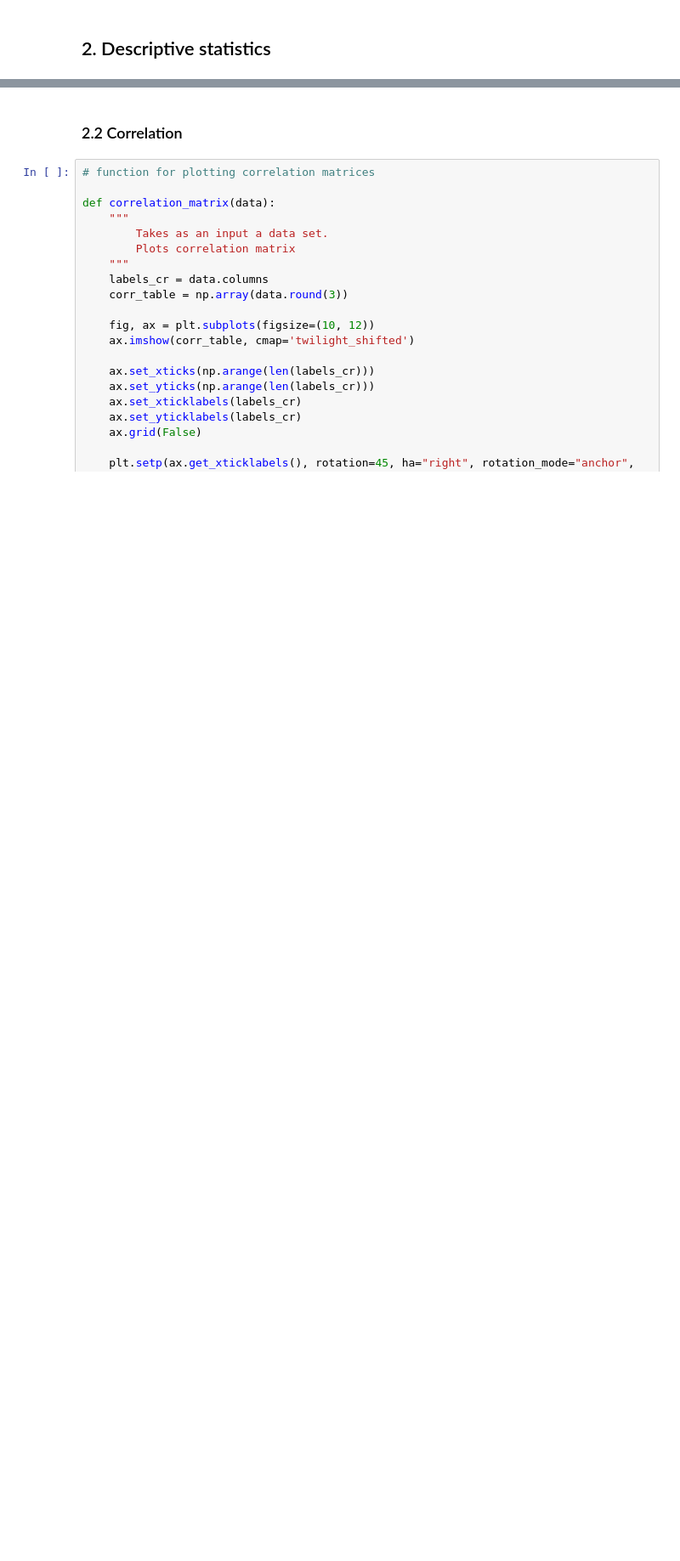
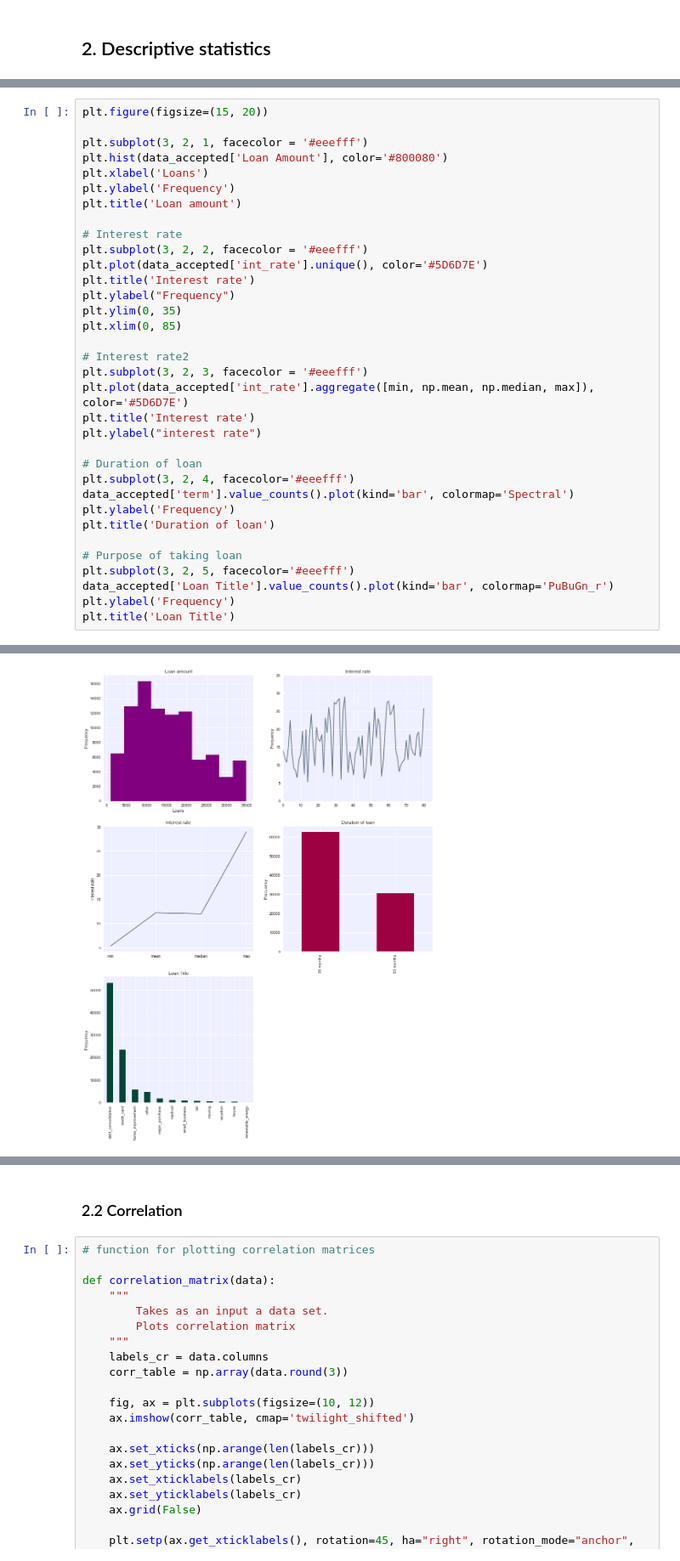
Before and after one commit to hansaleem1/Robo-Loan, a Jupyter notebook: Roboloan.ipynb, the cells around one changed output, grey strips where cells are left out. Shown at 85% size. Cells and saved outputs as stored; diff of their text form; blank space fills up the shorter version.

```diff
--- a/Roboloan.ipynb
+++ b/Roboloan.ipynb
@@ -269,0 +365,35 @@ memory usage: 4.8+ MB
+# %%
+plt.figure(figsize=(15, 20))
+
+plt.subplot(3, 2, 1, facecolor = '#eeefff')
+plt.hist(data_accepted['Loan Amount'], color='#800080')
+plt.xlabel('Loans')
+plt.ylabel('Frequency')
+plt.title('Loan amount')
+
+# Interest rate
+plt.subplot(3, 2, 2, facecolor = '#eeefff')
+plt.plot(data_accepted['int_rate'].unique(), color='#5D6D7E')
+plt.title('Interest rate')
+plt.ylabel("Frequency")
+plt.ylim(0, 35)
+plt.xlim(0, 85)
+
+# Interest rate2
+plt.subplot(3, 2, 3, facecolor = '#eeefff')
+plt.plot(data_accepted['int_rate'].aggregate([min, np.mean, np.median, max]), color='#5D6D7E')
+plt.title('Interest rate')
+plt.ylabel("interest rate")
+
+# Duration of loan
+plt.subplot(3, 2, 4, facecolor='#eeefff')
+data_accepted['term'].value_counts().plot(kind='bar', colormap='Spectral')
+plt.ylabel('Frequency')
+plt.title('Duration of loan')
+
+# Purpose of taking loan
+plt.subplot(3, 2, 5, facecolor='#eeefff')
+data_accepted['Loan Title'].value_counts().plot(kind='bar', colormap='PuBuGn_r')
+plt.ylabel('Frequency')
+plt.title('Loan Title')
+# %% [output]
@@ -269,0 +401 @@ memory usage: 4.8+ MB
+[figure, added]
```
Also changed, not shown: parts of 31 cells of this notebook.
